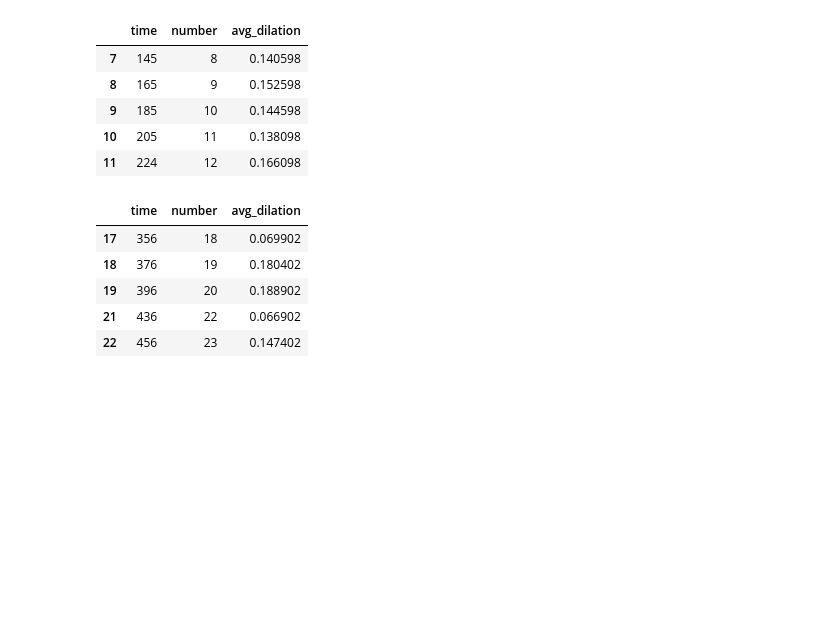
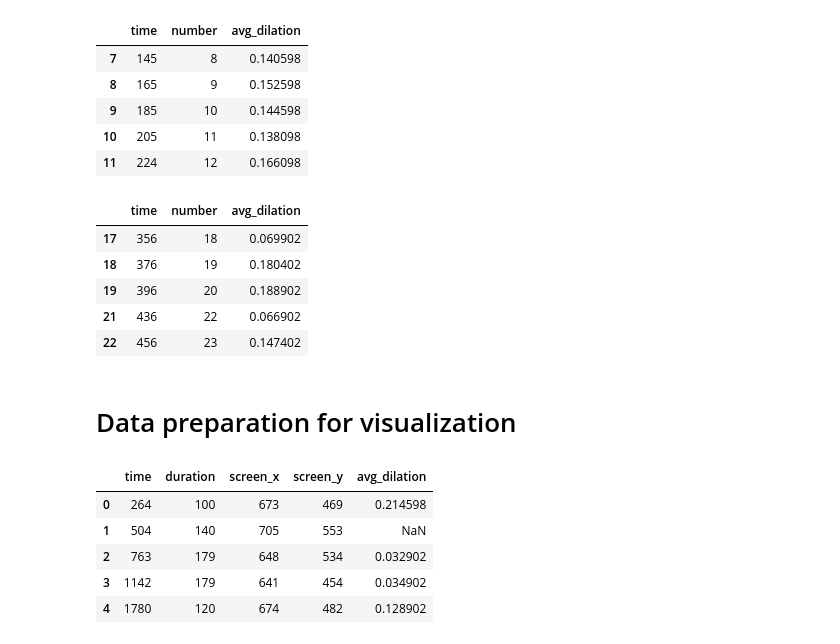
Before and after one commit to AishwaryaBhosale/CECS-450-Project-2, a Jupyter notebook: CECS 450 Project 2.ipynb, the cells around one changed output. Drawn from its saved outputs; the diff is of its cells as text; code cells hidden in the pictures; blank space fills up the shorter version.

Commit message:
data preparation for visualisation

```diff
--- a/CECS 450 Project 2.ipynb
+++ b/CECS 450 Project 2.ipynb
@@ -245,3 +245,17 @@ finalGraph.head()
 | 19 | 396 | 20 | 0.188902 |
 | 21 | 436 | 22 | 0.066902 |
 | 22 | 456 | 23 | 0.147402 |
+# %% [markdown]
+# Data preparation for visualization
+# %%
+# Performing left join on fixation data to see change in avg_dilation with size in treeFxd
+mergedTree = pd.merge(treeFxd, finalTree, on = 'time', how = 'left')
+mergedTree = mergedTree.drop(['number_x','number_y'], axis = 1)
+mergedTree.head()
+# %% [output]
+|  | time | duration | screen_x | screen_y | avg_dilation |
+| 0 | 264 | 100 | 673 | 469 | 0.214598 |
+| 1 | 504 | 140 | 705 | 553 | NaN |
+| 2 | 763 | 179 | 648 | 534 | 0.032902 |
+| 3 | 1142 | 179 | 641 | 454 | 0.034902 |
+| 4 | 1780 | 120 | 674 | 482 | 0.128902 |
```
Also changed, not shown: parts of 3 cells of this notebook.
